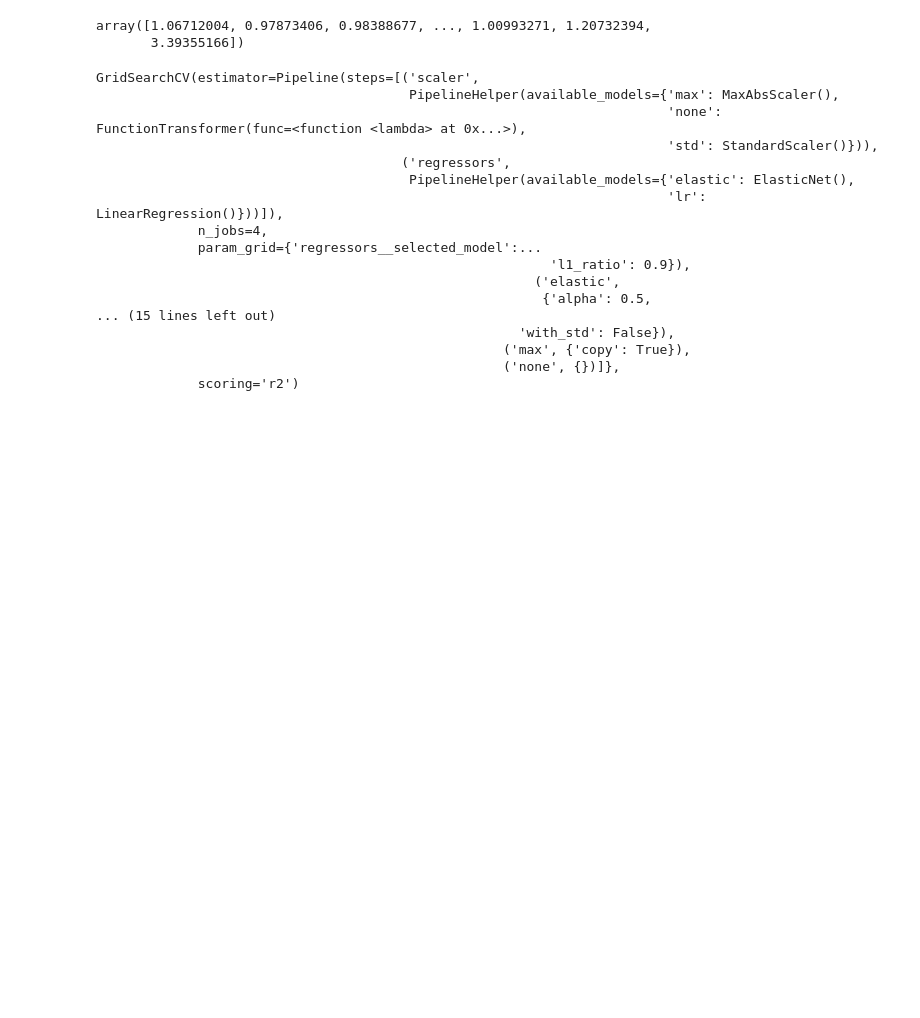
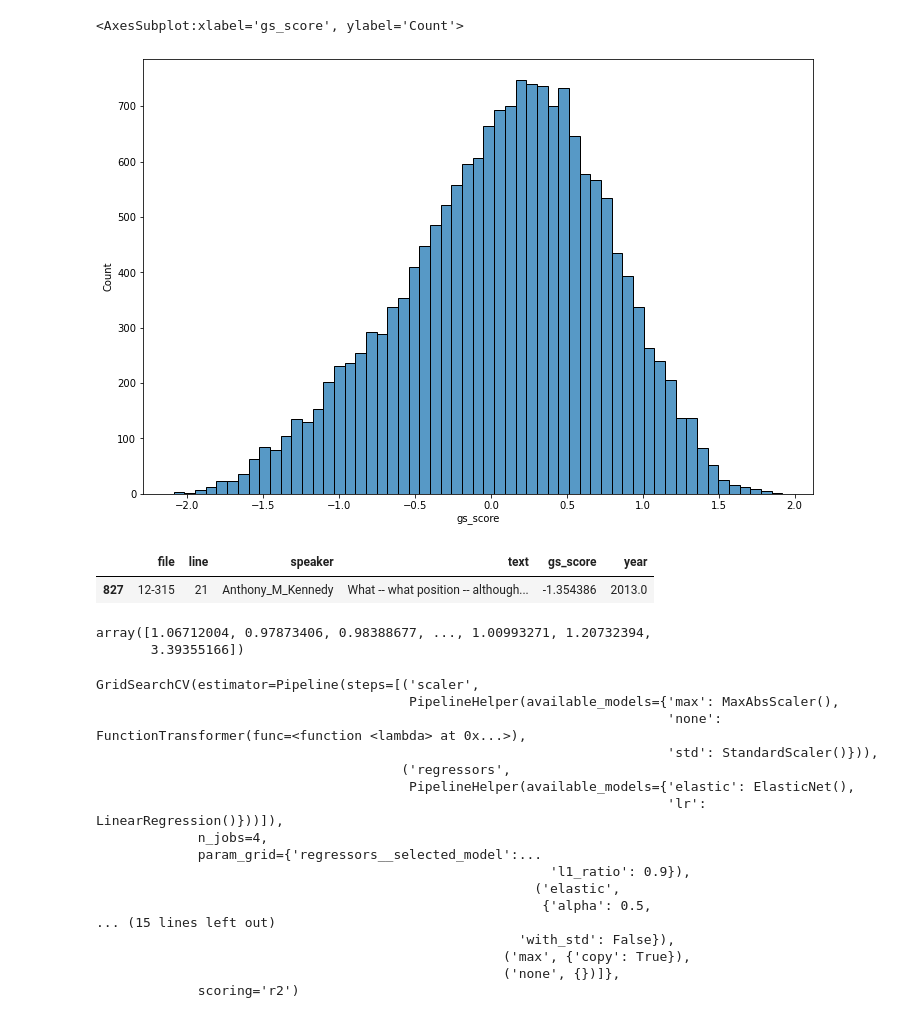
Before and after one commit to yagnesh7/grandstanding2021, a Jupyter notebook: notebooks/[09]linear_models.ipynb, the cells around one changed output. Cells and saved outputs as stored; diff of their text form; code cells hidden in the pictures; blank space fills up the shorter version.

```diff
--- a/notebooks/[09]linear_models.ipynb
+++ b/notebooks/[09]linear_models.ipynb
@@ -131,6 +143,17 @@ y = data["gs_score"]
 X_train, X_test, y_train, y_test = train_test_split(
     X, y, test_size=0.1, random_state=13
 )
+# %%
+plt.figure(figsize=(12,8))
+sns.histplot(x="gs_score", data=data)
+# %% [output]
+<AxesSubplot:xlabel='gs_score', ylabel='Count'>
+[figure, added]
+# %%
+data.loc[(data["file"] == "12-315") & (data["line"] == 21), ["file", "line", "speaker", "text", "gs_score", "year"]]
+# %% [output]
+|  | file | line | speaker | text | gs_score | year |
+| 827 | 12-315 | 21 | Anthony_M_Kennedy | What -- what position -- although... | -1.354386 | 2013.0 |
 # %%
 y_weights = np.log1p(1/stats.norm.pdf(y_train, y_train.mean(), y_train.std()))
 # %%
```
Also changed, not shown: parts of 6 cells of this notebook, 10 other files.
